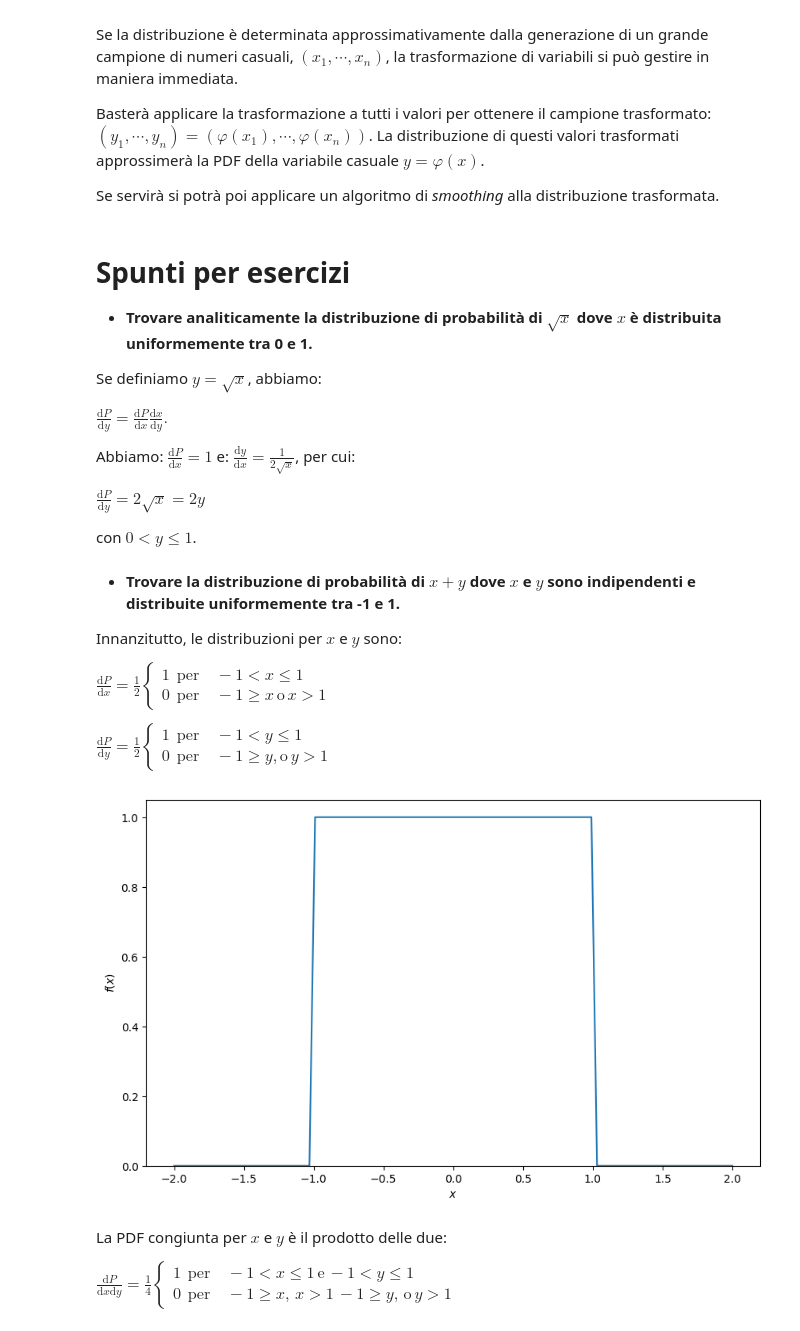
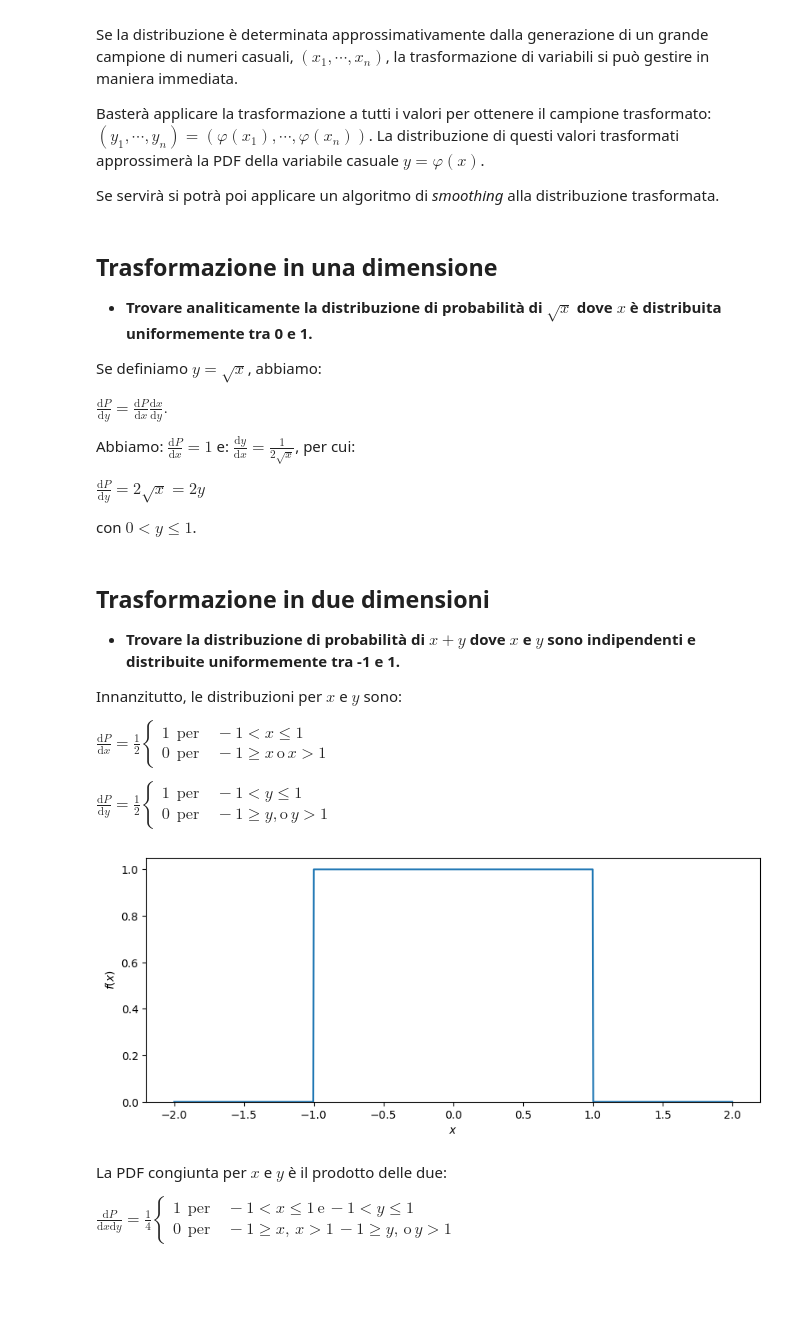
Before and after one commit to lucalista/analisi-dati-2024, a Jupyter notebook: 07.02.00__Trasformazioni_di_variabili.ipynb, the cells around one changed output. Cells and saved outputs as stored; diff of their text form; code cells hidden in the pictures; blank space fills up the shorter version.

```diff
--- a/07.02.00__Trasformazioni_di_variabili.ipynb
+++ b/07.02.00__Trasformazioni_di_variabili.ipynb
@@ -339,7 +339,7 @@ Basterà applicare la trasformazione a tutti i valori per ottenere il campione t
 
 Se servirà si potrà poi applicare un algoritmo di *smoothing* alla distribuzione trasformata.
 # %% [markdown]
-# Spunti per esercizi
+## Trasformazione in una dimensione
 
 * **Trovare analiticamente la distribuzione di probabilità di $\sqrt{x}$ dove $x$ è distribuita uniformemente tra 0 e 1.**
 
@@ -357,6 +357,7 @@ $\displaystyle\frac{\mathrm{d}P}{\mathrm{d}y} = {2\sqrt{x}} = 2y$
 
 con $0 < y \le 1$.
 # %% [markdown]
+## Trasformazione in due dimensioni
 * **Trovare la distribuzione di probabilità di $x+y$ dove $x$ e $y$ sono indipendenti e distribuite uniformemente tra -1 e 1.**
 
 Innanzitutto, le distribuzioni per $x$ e $y$ sono:
@@ -370,16 +371,16 @@ $\displaystyle\frac{\mathrm{d}P}{\mathrm{d}y} = \frac{1}{2}\left\{\begin{array}{
 \end{array}\right.$
 # %%
 def pdf_flat(x): return 1 if (x>-1 and x<1) else 0
-plt.figure(figsize=(10,6))
-x = np.linspace(-2, 2, 100)
+plt.figure(figsize=(10, 4))
+x = np.linspace(-2, 2, 1000)
 y = np.vectorize(pdf_flat)(x)
 plt.plot(x,y)
 plt.ylim(0)
 plt.xlabel('$x$')
 plt.ylabel('$f(x)$')
 plt.show()
 # %% [output]
-[figure, old version]
+[figure, new version]
 # %% [markdown]
 La PDF congiunta per $x$ e $y$ è il prodotto delle due:
 
```
Also changed, not shown: parts of 16 cells of this notebook, 1 other file.
